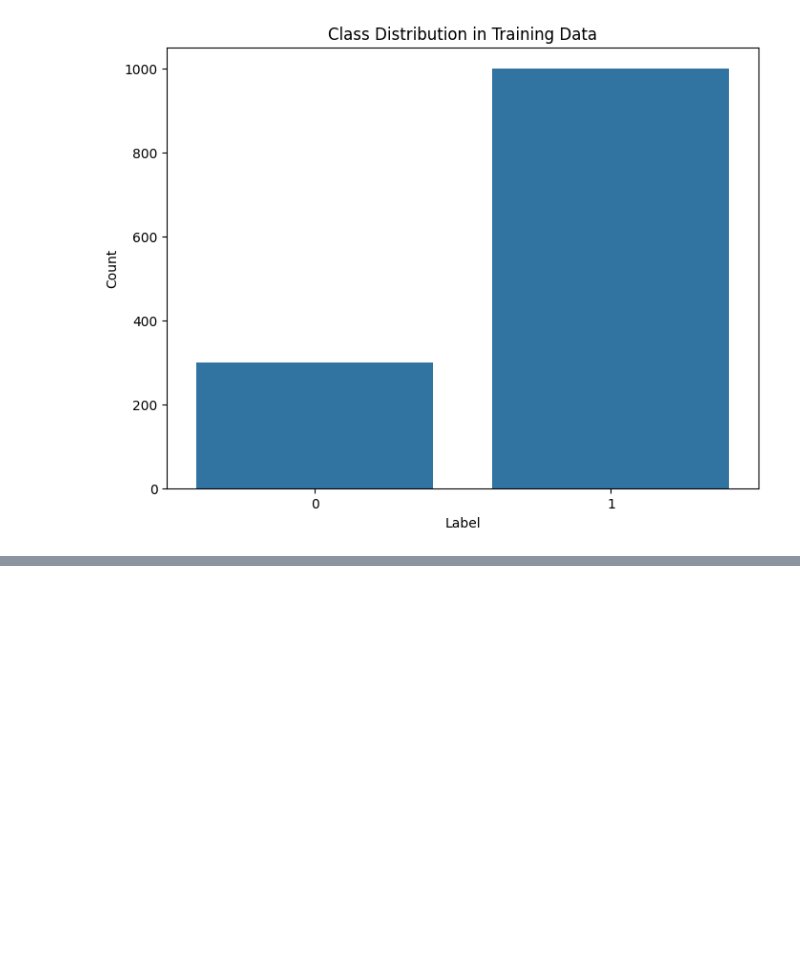
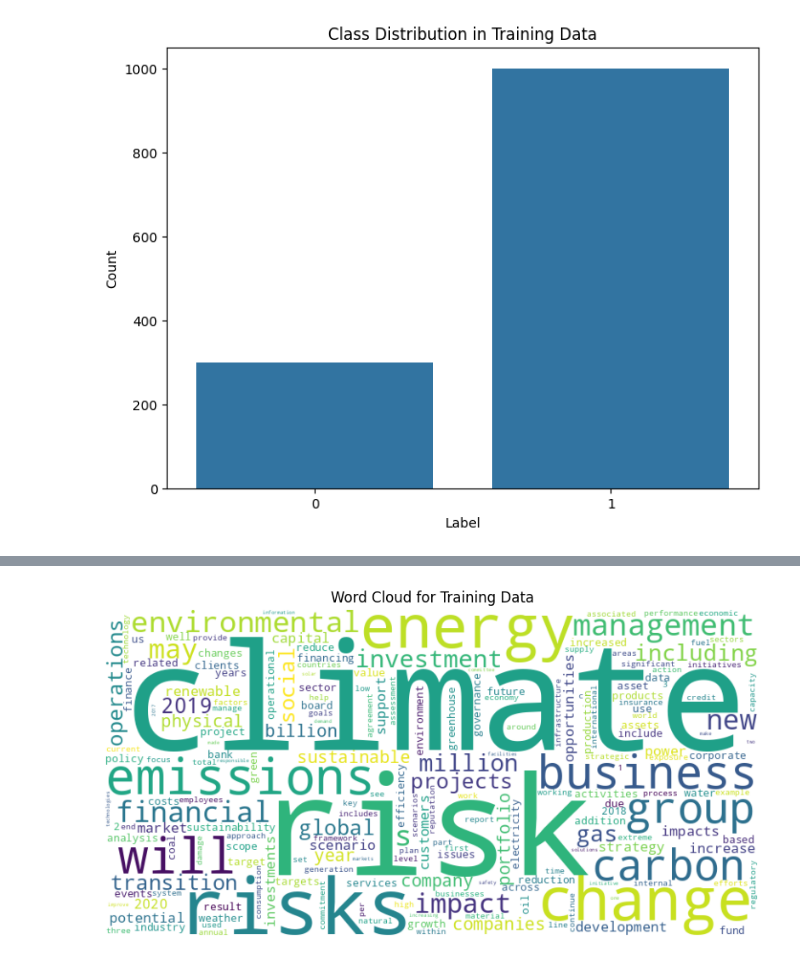
Before and after one commit to harsha5428/LLM, a Jupyter notebook: Assign3_final.ipynb, the cells around one changed output, grey strips where cells are left out. Drawn from its saved outputs; the diff is of its cells as text; code cells hidden in the pictures; blank space fills up the shorter version.

```diff
--- a/Assign3_final.ipynb
+++ b/Assign3_final.ipynb
@@ -80,0 +119,4 @@ analysis.class_distribution()
+# %%
+analysis.word_cloud()
+# %% [output]
+[figure, added]
```
Also changed, not shown: parts of 3 cells of this notebook.
